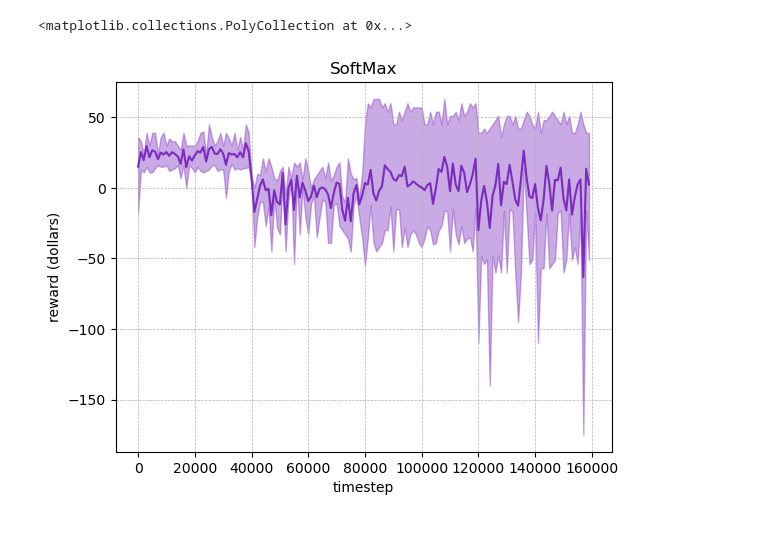
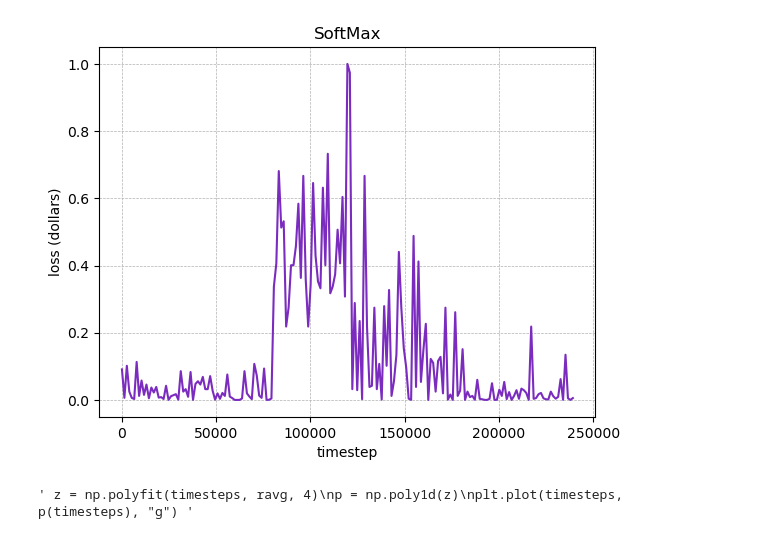
Before and after one commit to ObsidianXVI/QBrew, a Jupyter notebook: lib/analysers/dataset_analyser.ipynb, the cells around one changed output. Cells and saved outputs as stored; diff of their text form; code cells hidden in the pictures.

```diff
--- a/lib/analysers/dataset_analyser.ipynb
+++ b/lib/analysers/dataset_analyser.ipynb
@@ -28,0 +39,35 @@ with open(fileToAccess) as f:
+# %%
+def normaliseLossDistr(lossDistr: list[float]) -> list[float]:
+    normalisedDistr: list[float] = []
+    min_val: float = min(lossDistr)
+    max_val: float = max(lossDistr)
+    for n in lossDistr:
+        normalisedDistr.append((n-min_val)/(max_val-min_val))
+    return normalisedDistr
+def graphLossDistr(fileToAccess:str, epochSize: int, episodeSize: int) -> None:
+    target1: float = 32
+    target2: float = 11
+    target3: float = 51
+    target4: float = 70
+    timestepsChunk: int = epochSize * episodeSize
+    loss: list[float] = []
+    with open(fileToAccess) as f:
+        plots = csv.reader(f, delimiter=';')
+        next(plots)
+        for i, row in enumerate(plots):
+            target: float
+            if (i < timestepsChunk): target = target1
+            elif (i < 2* timestepsChunk): target = target2
+            elif (i < 3*timestepsChunk): target = target3
+            elif (i <= 4*timestepsChunk): target = target4
+            else: target = target1
+            if i < startIndex: continue
+            if i % sampleStepSize !=0: continue
+            timesteps.append(int(row[0]))
+            loss.append(tools.calculateLoss(float(row[3]), target))
+    plt.xlabel("timestep")
+    plt.ylabel("loss (dollars)")
+    plt.title("SoftMax" if policy == "SM"  else "Epsilon-Greedy")
+    plt.grid(linestyle="--", linewidth=0.5)
+    plt.plot(timesteps, normaliseLossDistr(loss), sm_color if policy == "SM"  else ep_color)
+    # normalise the loss
@@ -29,16 +76,14 @@ with open(fileToAccess) as f:
+# %%
+graphLossDistr(fileToAccess, 1000, 40)
+# %% [output]
+[figure, added]
 # %%
 # plt.scatter(x=timesteps, y=rmax, color="g")
 
-plt.xlabel("timestep")
-plt.ylabel("reward (dollars)")
-plt.title("SoftMax")
+
 
 """ z = np.polyfit(timesteps, ravg, 4)
 p = np.poly1d(z)
 plt.plot(timesteps, p(timesteps), "g") """
-plt.grid(linestyle="--", linewidth=0.5)
-plt.plot(timesteps, ravg, sm_color)
-plt.fill_between(timesteps, rmax, rmin, color=sm_color, alpha=0.4)
 # %% [output]
-<matplotlib.collections.PolyCollection at 0x...>
+' z = np.polyfit(timesteps, ravg, 4)\np = np.poly1d(z)\nplt.plot(timesteps, p(timesteps), "g") '
-[figure, removed]
```
Also changed, not shown: parts of 3 cells of this notebook, 13 other files.
